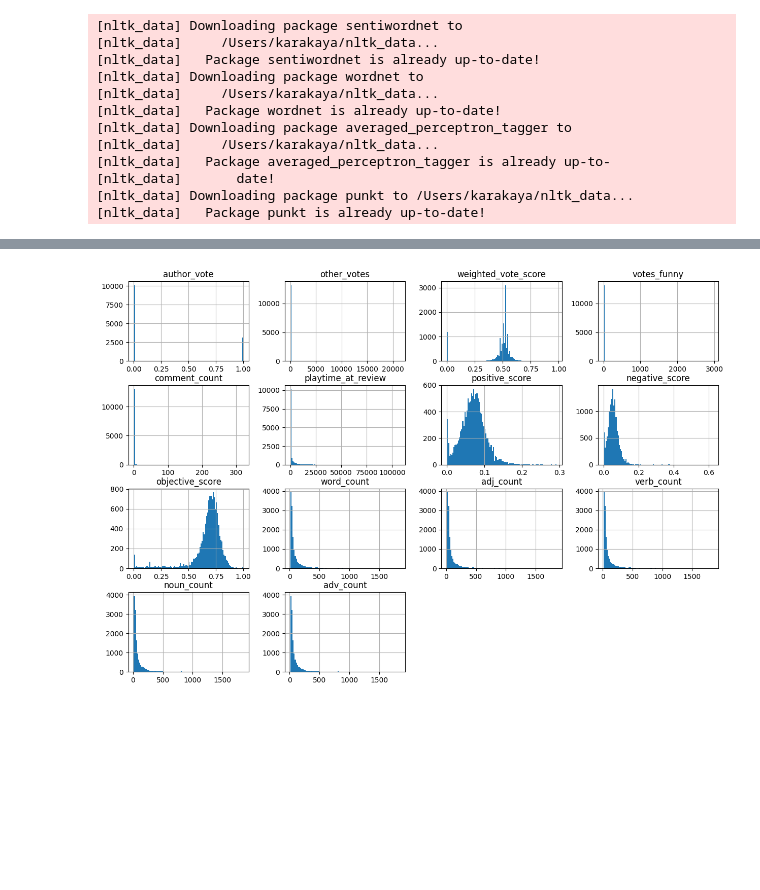
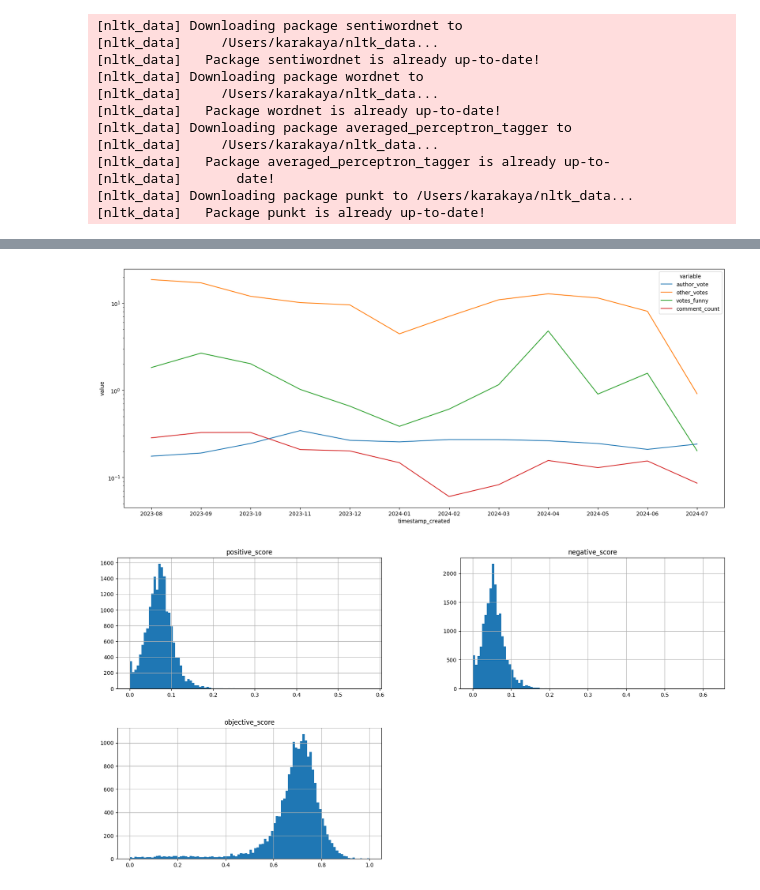
Before and after one commit to kdirkarakaya/steam_reviews_sentiment_analysis, a Jupyter notebook: review_sentiment_analysis.ipynb, the cells around one changed output, grey strips where cells are left out. Cells and saved outputs as stored; diff of their text form; code cells hidden in the pictures; blank space fills up the shorter version.

```diff
--- a/review_sentiment_analysis.ipynb
+++ b/review_sentiment_analysis.ipynb
@@ -281,0 +253,15 @@ max      1849.000000   1849.000000   1849.000000
+# %%
+# Load the CSV file'
+df = pd.read_csv(extended_file)
+
+# make sure we don't have duplicate reviews so drop rows where positive_score, negative_score, objective_score
+# are the same
+df = df.drop_duplicates(subset=['positive_score', 'negative_score', 'objective_score'])
+
+# re-index the dataframe
+df = df.reset_index(drop=True)
+
+print(len(df), "unique reviews loaded")
+
+# Display basic information about the dataset
+print(df.info())
@@ -366,17 +397,23 @@ plt.tight_layout()
+# %%
+plot_over_time(['author_vote', 'other_votes', 'votes_funny', 'comment_count'], df_agg, logy=True)
+# %% [output]
+[figure, added]
 # %%
 # Distribution of Numerical Variables
 # Visualize the distribution of numerical variables using histograms and boxplots.
 import matplotlib.pyplot as plt
 import seaborn as sns
 
 # Histogram for numerical columns
-df.hist(bins=100, figsize=(15, 10))
+
+dfs = df[['positive_score', 'negative_score', 'objective_score']]
+dfs.hist(bins=100, figsize=(20, 10))
 plt.show()
 
 # Boxplot for numerical columns
 #plt.figure(figsize=(15, 10))
 #sns.boxplot(data=df)
 #plt.xticks(rotation=90)
 #plt.show()
 # %% [output]
-[figure, old version]
+[figure, new version]
```
Also changed, not shown: parts of 28 cells of this notebook, 4 other files.
